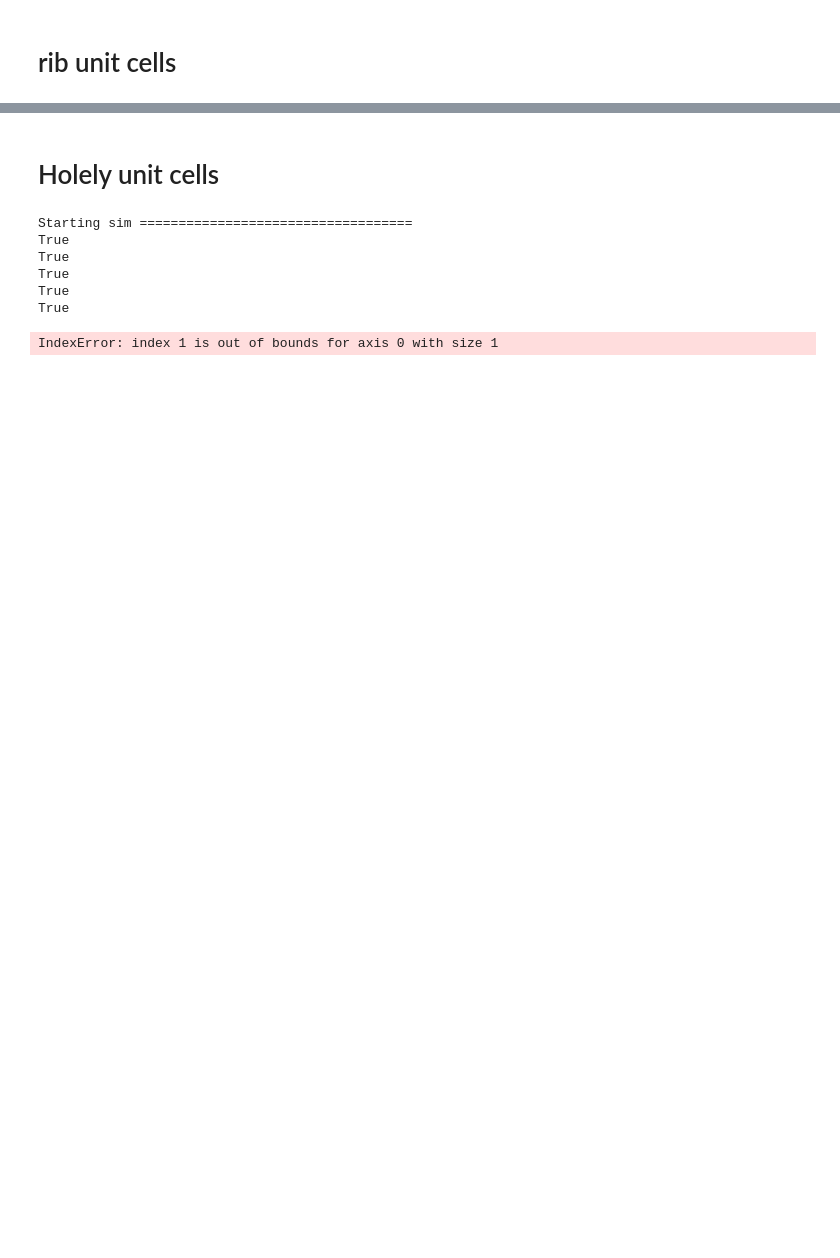
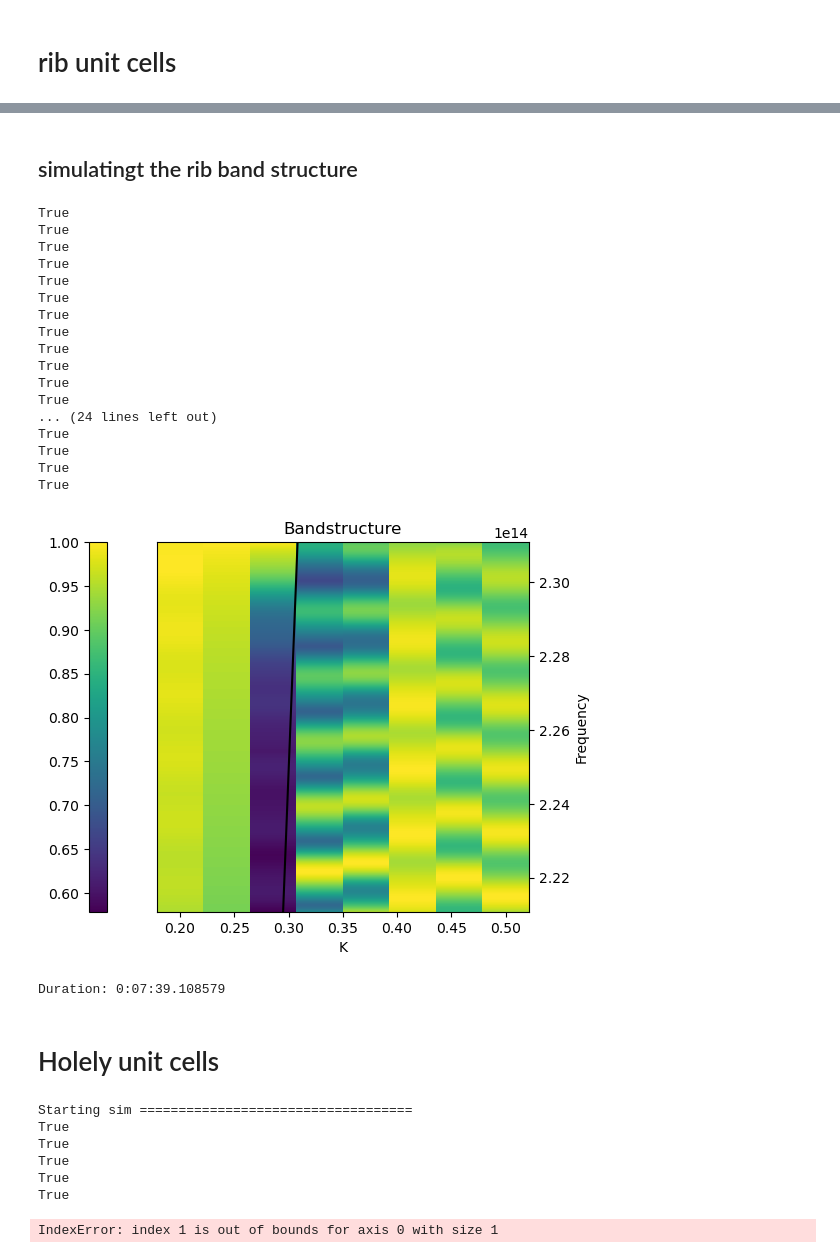
Before and after one commit to ChangJIN777/waveguide_SiC_sim, a Jupyter notebook: Si_unitCell_debug.ipynb, the cells around one changed output, grey strips where cells are left out. Cells and saved outputs as stored; diff of their text form; code cells hidden in the pictures; blank space fills up the shorter version.

```diff
--- a/Si_unitCell_debug.ipynb
+++ b/Si_unitCell_debug.ipynb
@@ -18,8 +18,9 @@ from cavity_sim_parameters import *
 # debugging
 rib_sim_params = cavity_sim_parameters.rib_sim_params
 rib_cavity_params = cavity_sim_parameters.rib_cavity_params
-rib_cavity_params['a'] = 4e-7
-rib_cavity_params['spine_width'] = 300e-9
+rib_cavity_params['a'] = 5.4e-7
+rib_cavity_params['hy'] = 3.456e-7
+rib_cavity_params['spine_width'] = 200e-9
 rib_sim_params["save_fsps"] = False
 rib_sim_params["hide_GUI"] = True
 rib_sim_params['running_cluster'] = False
@@ -48,3 +49,27 @@ Delta k: 0.175504
+# %% [markdown]
+## simulatingt the rib band structure
+# %%
+band_structure_rib(rib_cavity_params,rib_sim_params)
+# %% [output]
+True
+True
+True
+True
+True
+True
+True
+True
+True
+True
+True
+True
+... (24 lines left out)
+True
+True
+True
+True
+[figure, added]
+Duration: 0:07:39.108579
 # %% [markdown]
 # Holely unit cells
 # %%
```
Also changed, not shown: parts of 1 cell of this notebook, 4 other files.
